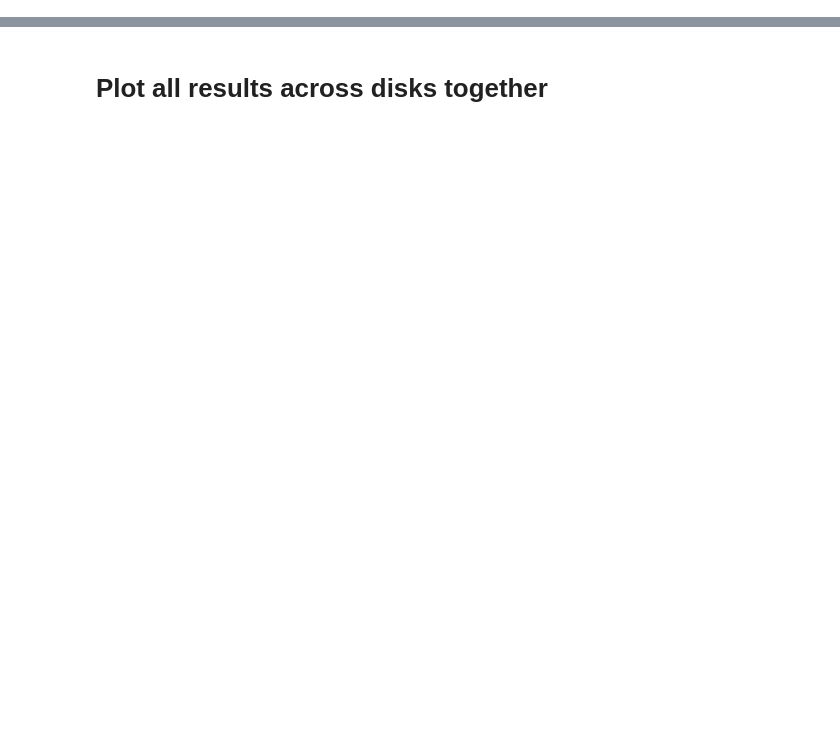
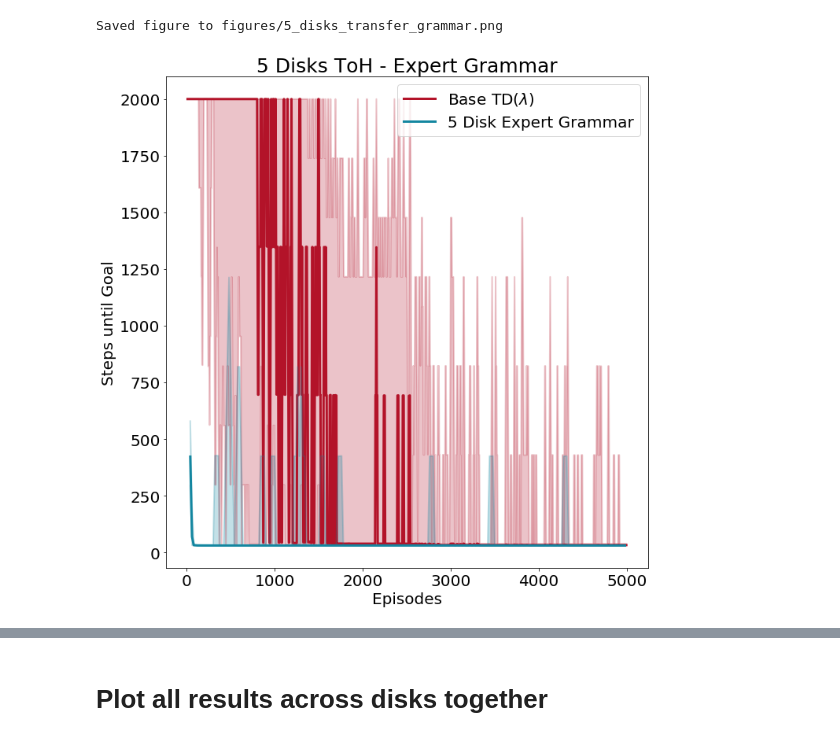
Before and after one commit to RobertTLange/action-grammars-hrl, a Jupyter notebook: visualizations.ipynb, the cells around one changed output, grey strips where cells are left out. Drawn from its saved outputs; the diff is of its cells as text; code cells hidden in the pictures; blank space fills up the shorter version.

```diff
--- a/visualizations.ipynb
+++ b/visualizations.ipynb
@@ -49,0 +54,8 @@ plot_learning(its_4, steps_4, sd_steps_4, 3,
+# %%
+plot_learning(its_5, steps_5, p10_steps_5, p90_steps_5, 3,
+              "5 Disks ToH - Expert Grammar",
+              label_temp=[r"Base TD($\lambda$)", "5 Disk Expert Grammar"],
+              save_fname="figures/5_disks_transfer_grammar.png")
+# %% [output]
+Saved figure to figures/5_disks_transfer_grammar.png
+[figure, added]
```
Also changed, not shown: parts of 8 cells of this notebook, 38 other files.
